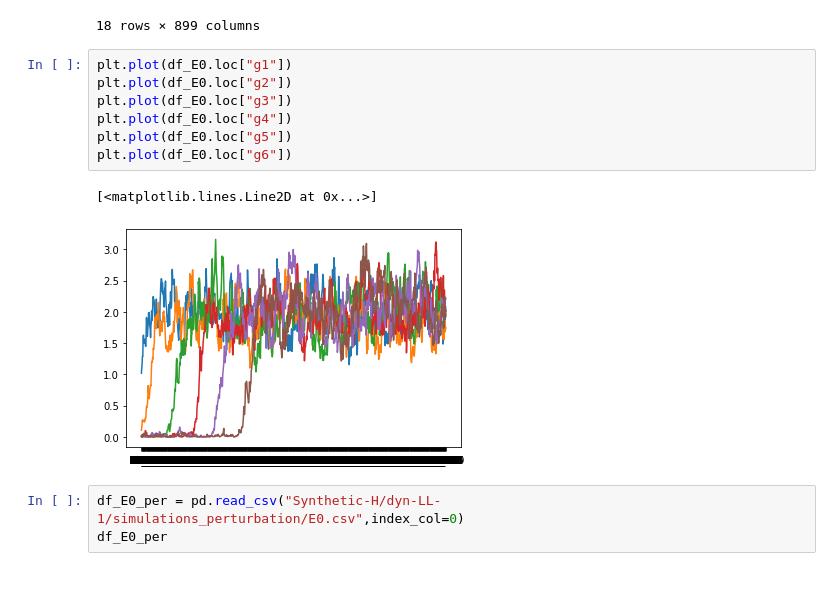
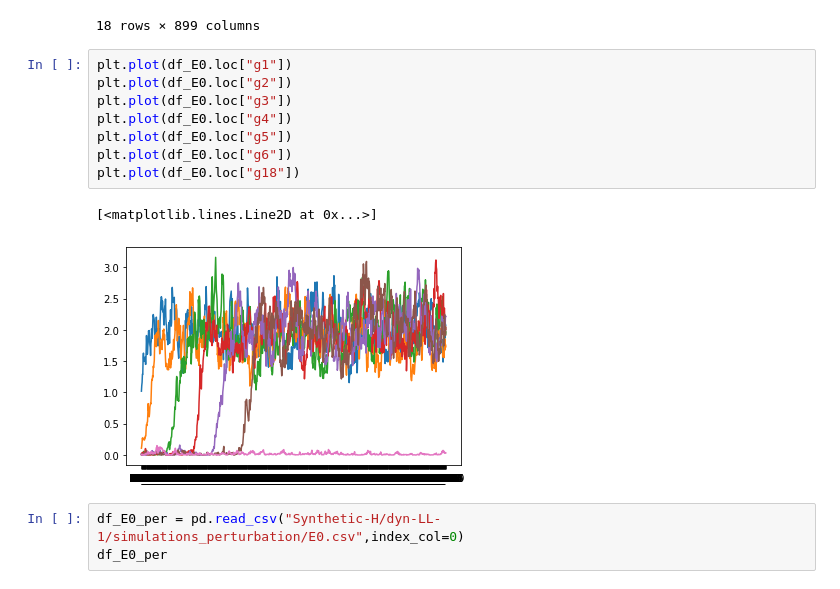
Before and after one commit to Naoto-Yamaguchi/BoolODEwithPerturbation, a Jupyter notebook: perturbation.ipynb, the cells around one changed output. Cells and saved outputs as stored; diff of their text form.

```diff
--- a/perturbation.ipynb
+++ b/perturbation.ipynb
@@ -26,13 +26,14 @@ df_E0
 # %%
 plt.plot(df_E0.loc["g1"])
 plt.plot(df_E0.loc["g2"])
 plt.plot(df_E0.loc["g3"])
 plt.plot(df_E0.loc["g4"])
 plt.plot(df_E0.loc["g5"])
 plt.plot(df_E0.loc["g6"])
+plt.plot(df_E0.loc["g18"])
 # %% [output]
 [<matplotlib.lines.Line2D at 0x...>]
-[figure, old version]
+[figure, new version]
 # %%
 df_E0_per = pd.read_csv("Synthetic-H/dyn-LL-1/simulations_perturbation/E0.csv",index_col=0)
 df_E0_per
```
Also changed, not shown: parts of 3 cells of this notebook, 8 other files.
